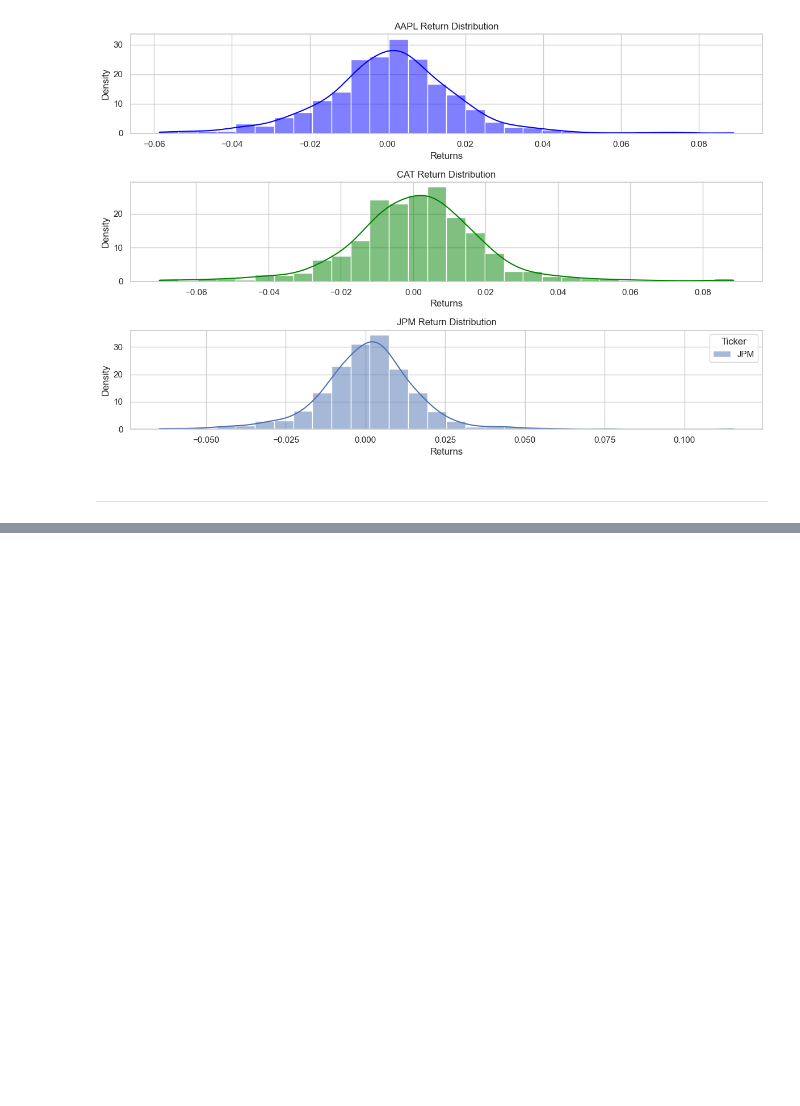
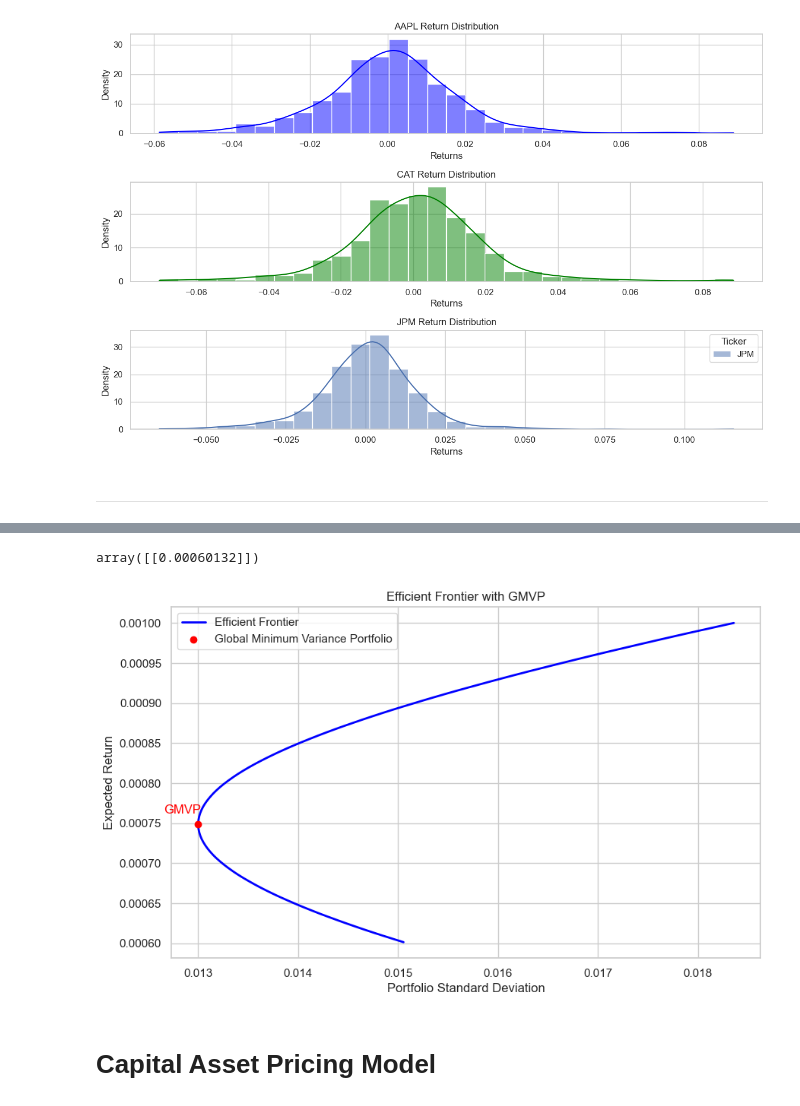
Before and after one commit to javidsegura/portfolio-optimization, a Jupyter notebook: portfolio.ipynb, the cells around one changed output, grey strips where cells are left out. Saved outputs shown, nothing was run; the diff lists cells and outputs as text; code cells hidden in the pictures; blank space fills up the shorter version.

```diff
--- a/portfolio.ipynb
+++ b/portfolio.ipynb
@@ -192,0 +244,3 @@ array([[2.91215070e-04, 9.53926737e-05, 9.42887406e-05],
+# %%
+expected_return_mgvp = W_mgvp.T @ MU
+expected_return_mgvp
@@ -192,0 +249,3 @@ array([[2.91215070e-04, 9.53926737e-05, 9.42887406e-05],
+# %%
+expected_variance_mgvp = W_mgvp.T @ SIGMA @ W_mgvp
+expected_variance_mgvp
@@ -192,0 +257,5 @@ array([[2.91215070e-04, 9.53926737e-05, 9.42887406e-05],
+# %%
+A = one_vec.T @ SIGMA_INV @  one_vec
+B = one_vec.T @ SIGMA_INV @ MU
+C = MU.T @ SIGMA_INV @ MU
+D = A * C - B**2
@@ -192,0 +272,8 @@ array([[2.91215070e-04, 9.53926737e-05, 9.42887406e-05],
+# %%
+def _get_weights(Rp):
+      weights = SIGMA_INV @ ((((A*Rp) - B)*MU + (C-B*Rp)*one_vec)/D)
+      assert round(weights.sum(), 2) == 1, f"Weights must add up to 1. {weights.sum()}"
+      return weights
+
+def _get_variance(Rp):
+      return (A * Rp**2 - 2*B*Rp + C) / D
@@ -192,0 +316,49 @@ array([[2.91215070e-04, 9.53926737e-05, 9.42887406e-05],
+# %%
+new_weights = efficient_portfolios.iloc[0]['weights']
+new_weights.T @ MU
+# %% [output]
+array([[0.00060132]])
+# %%
+# Convert expected values to scalars if they're still 1x1 arrays
+expected_variance_mgvp = float(expected_variance_mgvp)
+expected_return_mgvp = float(expected_return_mgvp)
+
+# Plot the efficient frontier (if not already plotted)
+plt.figure(figsize=(10, 6))
+plt.plot(
+    (efficient_portfolios['sigma']),  # sqrt to convert to std dev if you want
+    efficient_portfolios['expected_return'],
+    label='Efficient Frontier',
+    color='blue',
+    lw=2
+)
+
+# Plot the GMVP
+plt.scatter(
+    np.sqrt(expected_variance_mgvp),  # Or expected_variance_mgvp if you're using variance
+    expected_return_mgvp,
+    color='red',
+    label='Global Minimum Variance Portfolio',
+    zorder=5
+)
+
+# Annotate the point
+plt.annotate(
+    'GMVP',
+    (np.sqrt(expected_variance_mgvp), expected_return_mgvp),
+    textcoords="offset points",
+    xytext=(-15,10),
+    ha='center',
+    color='red'
+)
+
+plt.xlabel('Portfolio Standard Deviation')
+plt.ylabel('Expected Return')
+plt.title('Efficient Frontier with GMVP')
+plt.grid(True)
+plt.legend()
+plt.show()
+# %% [output]
+[figure, added]
+# %% [markdown]
+# Capital Asset Pricing Model
```
Also changed, not shown: parts of 27 cells of this notebook, 2 other files.
